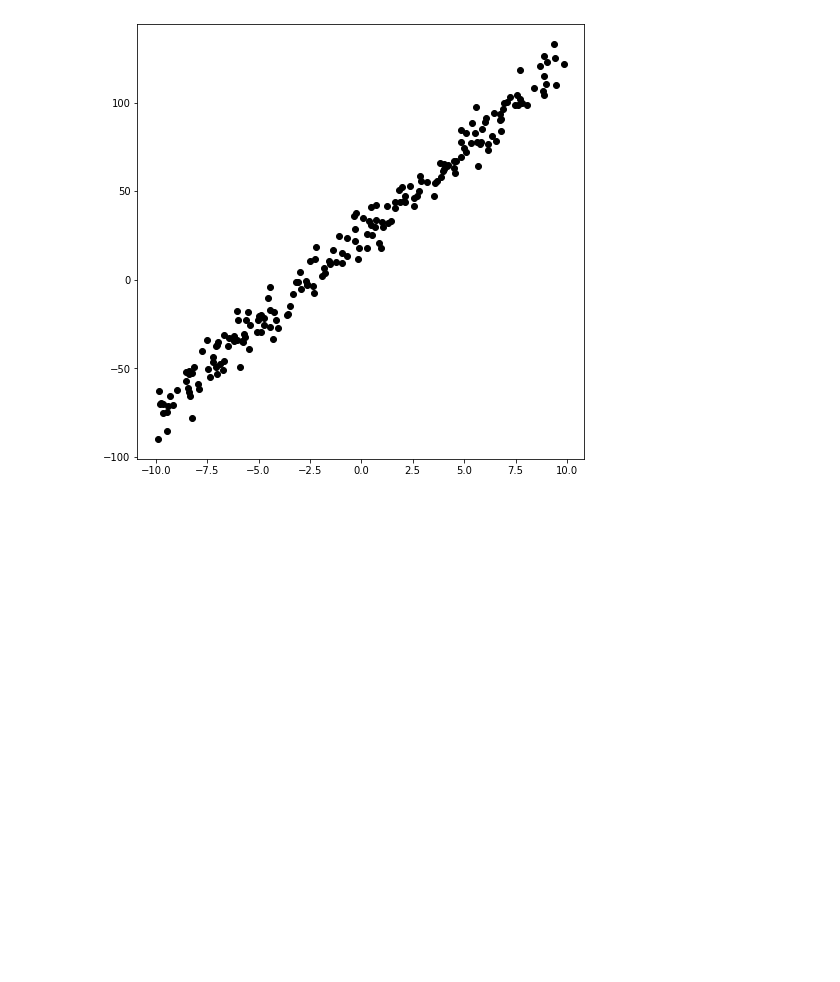
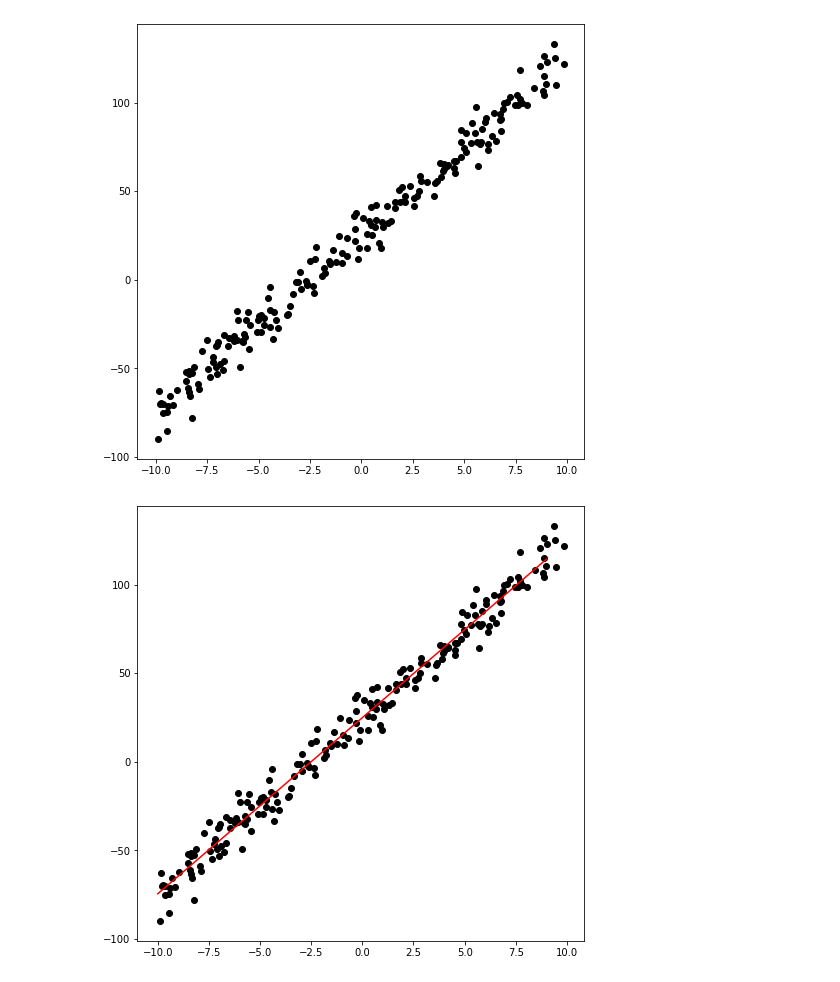
Before and after one commit to susanna1221/MachineLearningHW, a Jupyter notebook: MachieLearning2.ipynb, the cells around one changed output. Drawn from its saved outputs; the diff is of its cells as text; code cells hidden in the pictures; blank space fills up the shorter version.

Commit message:
Plotting the linear regression result

```diff
--- a/MachieLearning2.ipynb
+++ b/MachieLearning2.ipynb
@@ -1,23 +1,62 @@
 # %%
 import numpy as np
 import matplotlib.pyplot as plt
+
 
 # cost function
 def compute_cost(theta, x, y):
   m=float(len(y))
   prediction=theta[0]+theta[1]*x
   J=(1/2)*(1/m)*(np.sum(np.square(prediction-y)))
   return J
+
+# get theta, theta_history, J_history
+def compute_theta(theta, data_x, data_y, num):
+  n = float(len(data_x))
+  J_history=np.zeros(num)
+  theta_history=np.zeros((num,2))
+
+  for i in range(num):
+    prediction=theta[1]*data_x+theta[0]
+    loss=prediction - data_y
+    t0 = alpha*(1/n)*np.sum(loss)
+    t1 = alpha*(1/n)*np.sum(loss*data_x)
+
+
+    theta[0]-=t0
+    theta[1]-=t1
+
+    J_history[i]=compute_cost(theta,data_x,data_y)
+    theta_history[i,0]=theta[0]
+    theta_history[i,1]=theta[1]
+
+  return theta, theta_history, J_history
 
 # 데이터 불러오기
 path = "data.csv"
 data = np.genfromtxt(path, delimiter=',')
 
 x_data = data[:, 0]
 y_data = data[:, 1]
 
 plt.figure(figsize=(8, 8))
 plt.scatter(x_data, y_data, c='black')
 plt.show()
+
+
+#y = Theta0 + Theta1 * x
+theta=[-30, -30]
+alpha=0.01
+num=3000
+
+theta, theta_h, cost_h = compute_theta(theta, x_data, y_data, num)
+
+plt.figure(figsize=(8, 8))
+plt.scatter(x_data, y_data, c='black')
+w = range(-10, 10)
+q = [theta[1]*v+theta[0] for v in w]
+plt.plot(w, q, c='red')
+plt.show()
 # %% [output]
 [figure]
+[figure, added]
```
